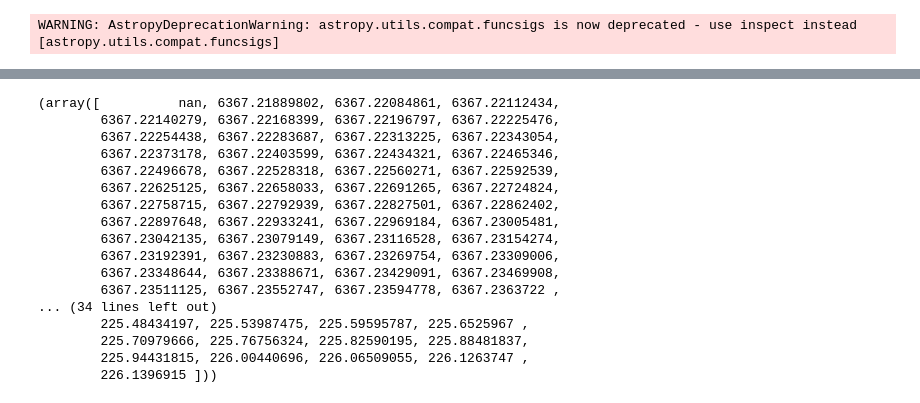
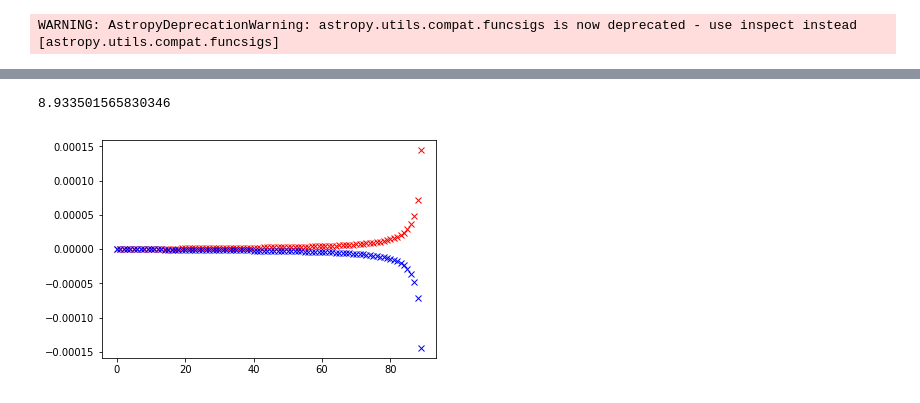
Before and after one commit to bwinkel/pycraf, a Jupyter notebook: notebooks/tmp.ipynb, the cells around one changed output, grey strips where cells are left out. Cells and saved outputs as stored; diff of their text form; code cells hidden in the pictures.

```diff
--- a/notebooks/tmp.ipynb
+++ b/notebooks/tmp.ipynb
@@ -148,20 +43,14 @@ array([       nan, 1.53588853, 1.53588471, 1.53588084, 1.53587694,
-# %%
-x, y
-# %% [output]
-(array([          nan, 6367.21889802, 6367.22084861, 6367.22112434,
-        6367.22140279, 6367.22168399, 6367.22196797, 6367.22225476,
-        6367.22254438, 6367.22283687, 6367.22313225, 6367.22343054,
-        6367.22373178, 6367.22403599, 6367.22434321, 6367.22465346,
-        6367.22496678, 6367.22528318, 6367.22560271, 6367.22592539,
-        6367.22625125, 6367.22658033, 6367.22691265, 6367.22724824,
-        6367.22758715, 6367.22792939, 6367.22827501, 6367.22862402,
-        6367.22897648, 6367.22933241, 6367.22969184, 6367.23005481,
-        6367.23042135, 6367.23079149, 6367.23116528, 6367.23154274,
-        6367.23192391, 6367.23230883, 6367.23269754, 6367.23309006,
-        6367.23348644, 6367.23388671, 6367.23429091, 6367.23469908,
-        6367.23511125, 6367.23552747, 6367.23594778, 6367.2363722 ,
-... (34 lines left out)
-        225.48434197, 225.53987475, 225.59595787, 225.6525967 ,
-        225.70979666, 225.76756324, 225.82590195, 225.88481837,
-        225.94431815, 226.00440696, 226.06509055, 226.1263747 ,
-        226.1396915 ]))
+# %%
+np.degrees(path_params.delta_n)[-1]
+# %% [output]
+8.933501565830346
+# %%
+n1, n2 = 1.0003089446689986, 1.0003089007075814
+alpha_n = np.arange(0, 90, 1)
+beta_n = np.degrees(np.arcsin(n2 / n1 * np.sin(np.radians(alpha_n))))
+plt.plot(alpha_n, alpha_n - beta_n, 'rx')
+beta_n = np.degrees(np.arcsin(n1 / n2 * np.sin(np.radians(alpha_n))))
+plt.plot(alpha_n, alpha_n - beta_n, 'bx')
+plt.show()
+# %% [output]
+[figure, added]
```
Also changed, not shown: parts of 13 cells of this notebook, 3 other files.
